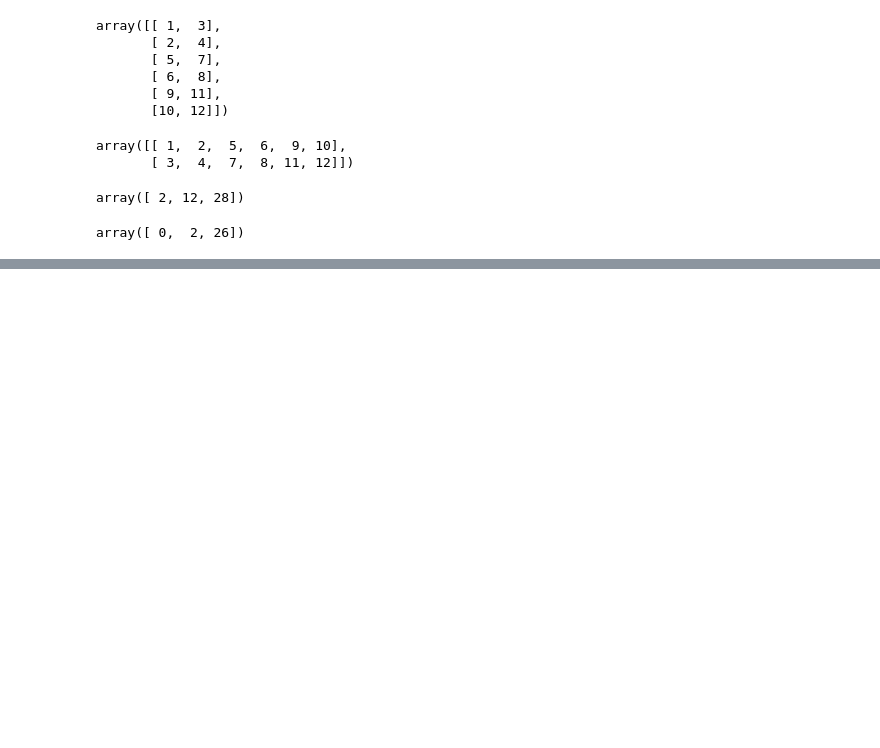
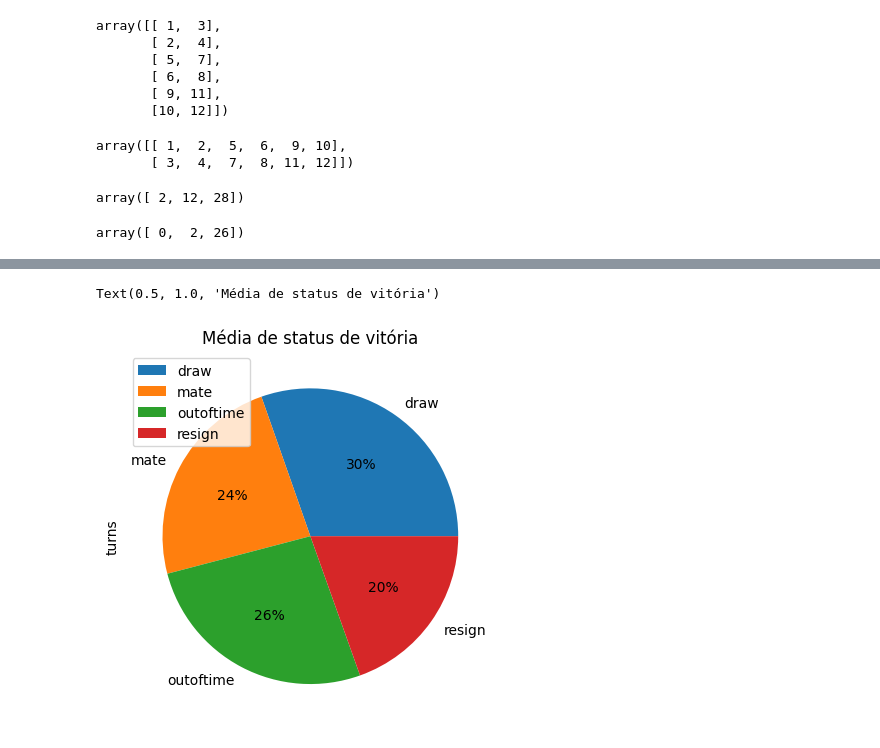
Before and after one commit to Maradonas/Pos-Tech-ML, a Jupyter notebook: Aula1.ipynb, the cells around one changed output, grey strips where cells are left out. Saved outputs shown, nothing was run; the diff lists cells and outputs as text; code cells hidden in the pictures; blank space fills up the shorter version.

```diff
--- a/Aula1.ipynb
+++ b/Aula1.ipynb
@@ -243,0 +296,8 @@ array([ 0,  2, 26])
+# %%
+df_chess.groupby(["victory_status"]).mean(numeric_only=True).plot(kind="pie"
+                                                ,y="turns"
+                                                ,autopct="%1.0f%%")
+plt.title("Média de status de vitória")
+# %% [output]
+Text(0.5, 1.0, 'Média de status de vitória')
+[figure, added]
```
Also changed, not shown: parts of 26 cells of this notebook.
